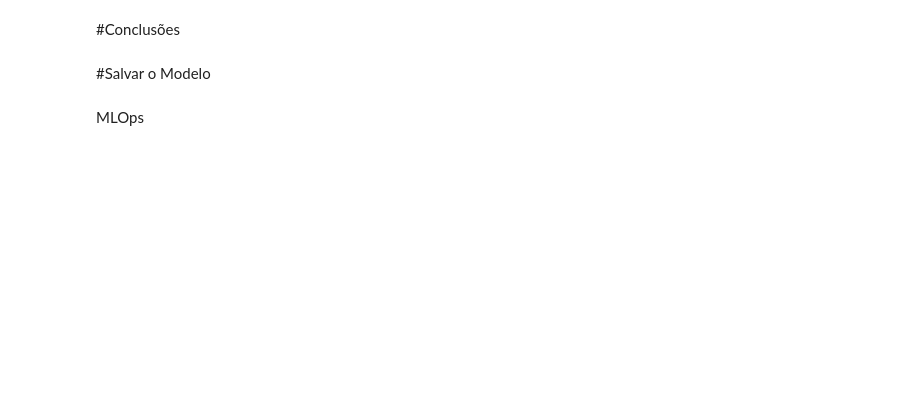
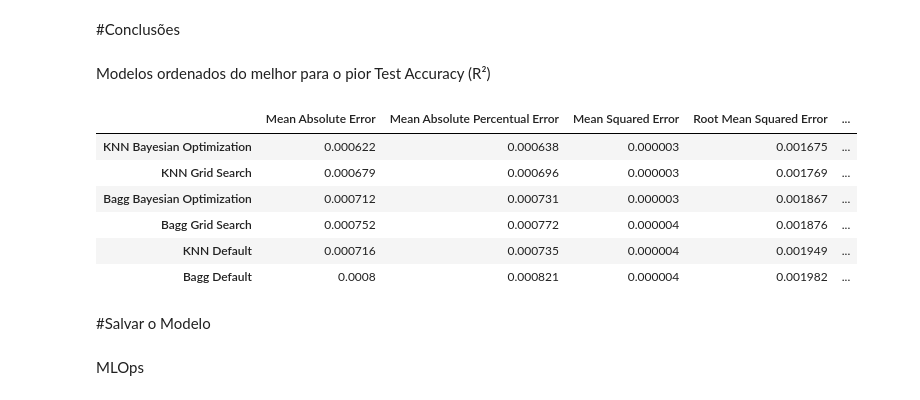
Before and after one commit to daniellcosmo/CBM_Naval_Propulsion_Plant_ML, a Jupyter notebook: CBM_Naval_Propulsion_Plant.ipynb, the cells around one changed output. Saved outputs shown, nothing was run; the diff lists cells and outputs as text; code cells hidden in the pictures; blank space fills up the shorter version.

```diff
--- a/CBM_Naval_Propulsion_Plant.ipynb
+++ b/CBM_Naval_Propulsion_Plant.ipynb
@@ -909,0 +968,10 @@ def score_models(x_train, y_train, x_test, y_test, models):
+# %%
+gs = GridSearchCV(
+    BaggingRegressor(),
+    param_grid_bagg,
+    verbose=1,
+    cv = 3,
+    n_jobs = -1
+)
+
+gs_bagg_results = gs.fit(x1_train_500, y1_train)
@@ -909,0 +1016,16 @@ def score_models(x_train, y_train, x_test, y_test, models):
+# %%
+# create a study (aim to maximize score)
+study_bagg = optuna.create_study(sampler=TPESampler(), direction='maximize')
+
+time_start = time.time()
+study_bagg.optimize(objective_bagg, n_trials=100)
+time_bayesian_bagg = time.time() - time_start
+# %%
+default_bagg_model = y1_models_500['Model']['BaggingRegressor']
+#default_bagg_model = BaggingRegressor()
+#default_bagg_model.fit(x1_train_500, y1_train)
+
+gs_bagg_model = gs_bagg_results.best_estimator_
+
+bay_bagg_model = BaggingRegressor(**study_bagg.best_trial.params)
+bay_bagg_model.fit(x1_train_500, y1_train)
@@ -909,0 +1049,9 @@ def score_models(x_train, y_train, x_test, y_test, models):
+# %%
+models_bagg = {
+    'Bagg Default': default_bagg_model,
+    'Bagg Grid Search': gs_bagg_model,
+    'Bagg Bayesian Optimization ': bay_bagg_model
+}
+
+y1_metrics_models_bagg = metrics_models(x1_train_500, y1_train, x1_test_500, y1_test, models_bagg)
+y1_metrics_models_bagg.drop('Y Predicted Test', axis=1).drop('Model', axis=1)
@@ -910,5 +1067,17 @@ def score_models(x_train, y_train, x_test, y_test, models):
 # %% [markdown]
 #Conclusões
+# %% [markdown]
+Modelos ordenados do melhor para o pior Test Accuracy (R²)
+# %%
+y1_metrics_models_knn.append(y1_metrics_models_bagg).drop('Y Predicted Test', axis=1).drop('Model', axis=1).sort_values('Test Accuracy (R²)', ascending=False)
+# %% [output]
+|  | Mean Absolute Error | Mean Absolute Percentual Error | Mean Squared Error | Root Mean Squared Error | ... |
+| KNN Bayesian Optimization | 0.000622 | 0.000638 | 0.000003 | 0.001675 | ... |
+| KNN Grid Search | 0.000679 | 0.000696 | 0.000003 | 0.001769 | ... |
+| Bagg Bayesian Optimization | 0.000712 | 0.000731 | 0.000003 | 0.001867 | ... |
+| Bagg Grid Search | 0.000752 | 0.000772 | 0.000004 | 0.001876 | ... |
+| KNN Default | 0.000716 | 0.000735 | 0.000004 | 0.001949 | ... |
+| Bagg Default | 0.0008 | 0.000821 | 0.000004 | 0.001982 | ... |
 # %% [markdown]
 #Salvar o Modelo
 # %% [markdown]
```
Also changed, not shown: parts of 53 cells of this notebook.
